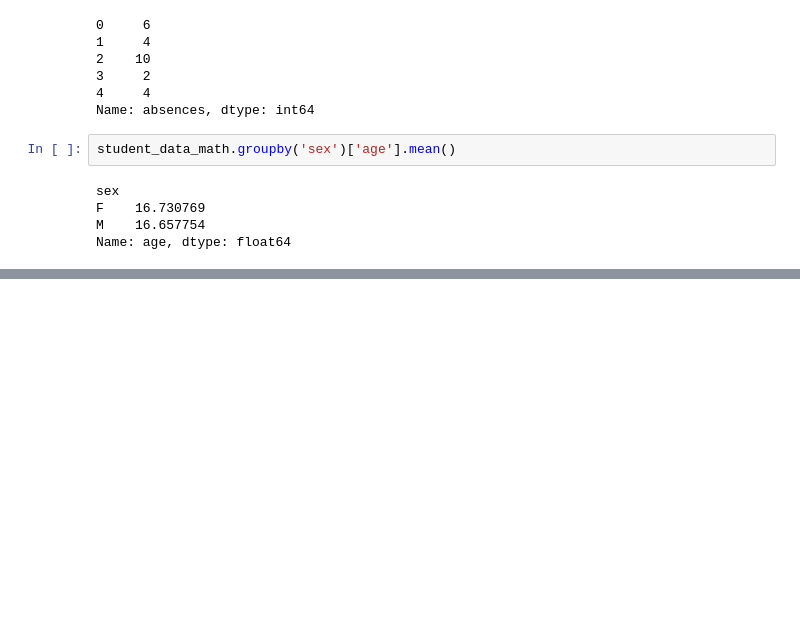
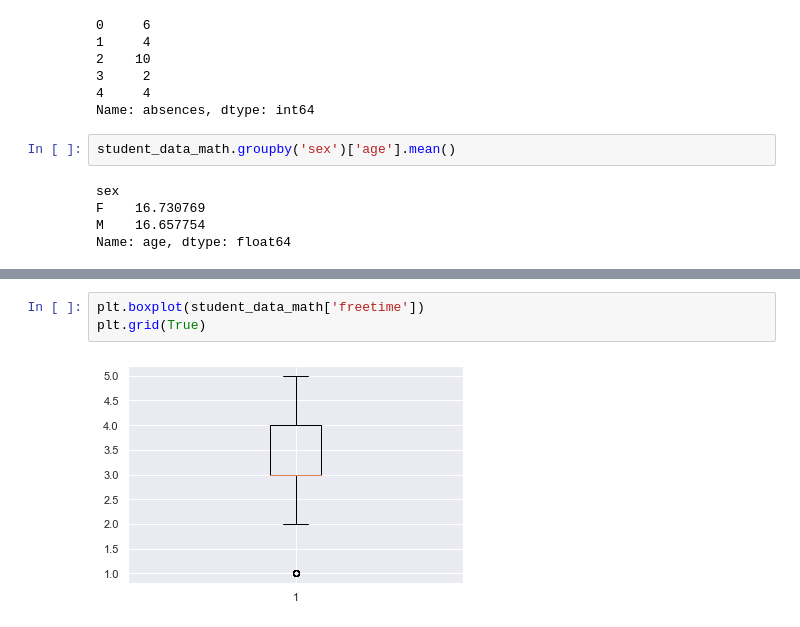
Before and after one commit to JojiKoike/Learning_DataScience, a Jupyter notebook: chapter3/DataCommunication.ipynb, the cells around one changed output, grey strips where cells are left out. Cells and saved outputs as stored; diff of their text form; blank space fills up the shorter version.

```diff
--- a/chapter3/DataCommunication.ipynb
+++ b/chapter3/DataCommunication.ipynb
@@ -94,0 +149,5 @@ plt.hist(student_data_math['absences'])
+# %%
+plt.boxplot(student_data_math['freetime'])
+plt.grid(True)
+# %% [output]
+[figure, added]
```
Also changed, not shown: parts of 7 cells of this notebook.
